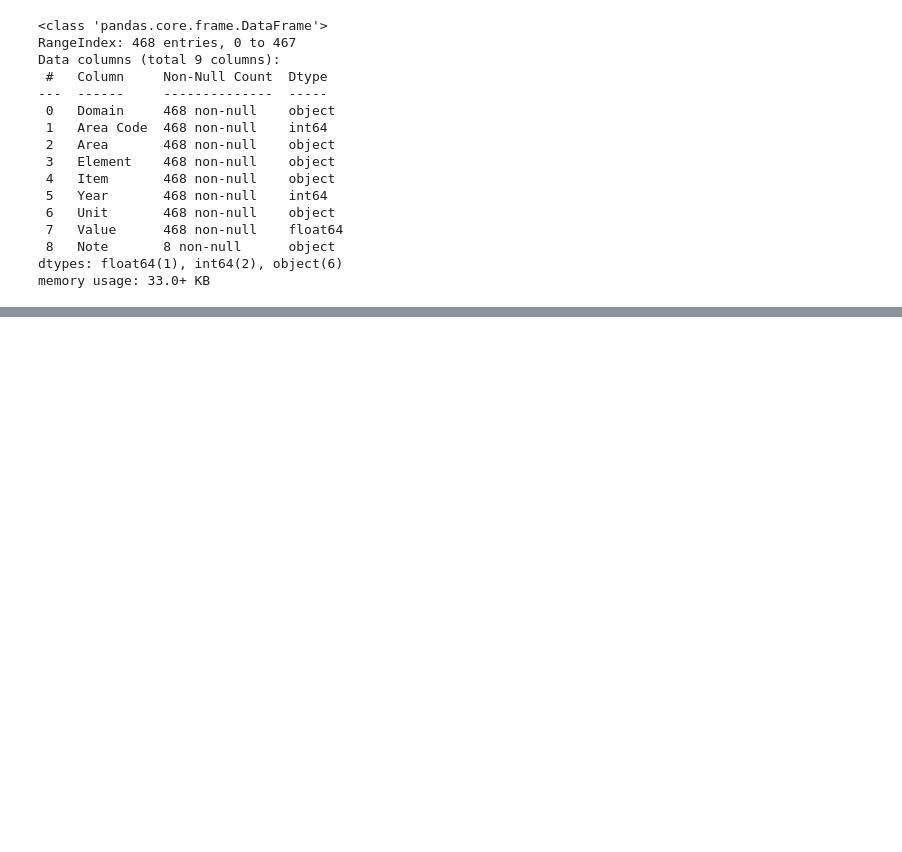
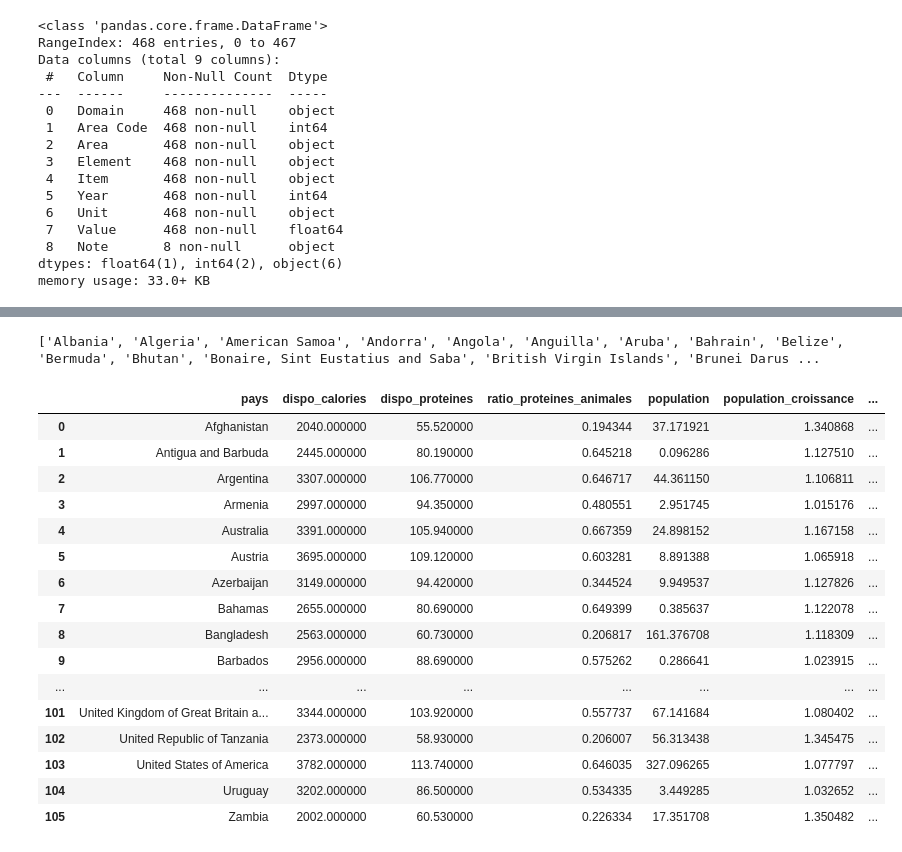
Before and after one commit to bbouya/Data_Analyst, a Jupyter notebook: etude_marche/Etude_Marche.ipynb, the cells around one changed output, grey strips where cells are left out. Saved outputs shown, nothing was run; the diff lists cells and outputs as text; code cells hidden in the pictures; blank space fills up the shorter version.

```diff
--- a/etude_marche/Etude_Marche.ipynb
+++ b/etude_marche/Etude_Marche.ipynb
@@ -180,0 +184,3 @@ memory usage: 33.0+ KB
+# %%
+security = pd.read_csv(url + 'security-indicators.csv').drop(drop_columns, axis=1) # Données de la sécurité alimentaire
+security
@@ -180,0 +215,3 @@ memory usage: 33.0+ KB
+# %%
+data = pd.concat([food,livestock,population,security]) # Concatenation
+data
@@ -180,0 +232,4 @@ memory usage: 33.0+ KB
+# %%
+# Table pivot
+data = data.pivot_table(index='Area', values='Value', columns=['Element', 'Item', 'Year']).reset_index()
+data
@@ -180,0 +256,18 @@ memory usage: 33.0+ KB
+# %%
+# Abbréviations du multiIndex
+export, imports, production, chicken, kcal, prot, pop, pop2, animal, total, secu, pib, stable = 'Export Quantity', 'Import Quantity', 'Production', 'Meat, chicken', 'Food supply (kcal/capita/day)', 'Protein supply quantity (g/capita/day)', 'Total Population - Both sexes', 'Population - Est. & Proj.', 'Animal Products', 'Grand Total', 'Value', 'Gross domestic product per capita, PPP, dissemination (constant 2011 international $)', 'Political stability and absence of violence/terrorism (index)'
+annee_a, annee_b = 2008, 2018
+
+# Nouvelles variables
+df = pd.DataFrame()
+df['pays'] = data['Area']
+df['dispo_calories'] = data[kcal][total][annee_b]
+df['dispo_proteines'] = data[prot][total][annee_b]
+df['ratio_proteines_animales'] = data[prot][animal][annee_b] / data[prot][total][annee_b]
+df['population'] = data[pop][pop2][annee_b] / 1000 # Millions d'habitants
+df['population_croissance'] = data[pop][pop2][annee_b] / data[pop][pop2][annee_a]
+df['pib'] = data[secu][pib][annee_b]
+df['ppa'] = df['pib'] / (df['population'] * 10**6) # PIB / habitant
+df['pib_croissance'] = data[secu][pib][annee_b] / data[secu][pib][annee_a]
+df['poulet_import-export'] = data[imports][chicken][annee_b] / data[export][chicken][annee_b]
+df
@@ -180,0 +326,25 @@ memory usage: 33.0+ KB
+# %%
+print(df[~df.index.isin(df.dropna().index)]['pays'].to_list())
+# %% [output]
+['Albania', 'Algeria', 'American Samoa', 'Andorra', 'Angola', 'Anguilla', 'Aruba', 'Bahrain', 'Belize', 'Bermuda', 'Bhutan', 'Bonaire, Sint Eustatius and Saba', 'British Virgin Islands', 'Brunei Darus ...
+# %%
+df = df.replace([np.inf, -np.inf], np.nan).dropna().reset_index().drop(['index'], axis=1)
+df.style.background_gradient(cmap='BrBG')
+# %% [output]
+|  | pays | dispo_calories | dispo_proteines | ratio_proteines_animales | population | population_croissance | ... |
+| 0 | Afghanistan | 2040.000000 | 55.520000 | 0.194344 | 37.171921 | 1.340868 | ... |
+| 1 | Antigua and Barbuda | 2445.000000 | 80.190000 | 0.645218 | 0.096286 | 1.127510 | ... |
+| 2 | Argentina | 3307.000000 | 106.770000 | 0.646717 | 44.361150 | 1.106811 | ... |
+| 3 | Armenia | 2997.000000 | 94.350000 | 0.480551 | 2.951745 | 1.015176 | ... |
+| 4 | Australia | 3391.000000 | 105.940000 | 0.667359 | 24.898152 | 1.167158 | ... |
+| 5 | Austria | 3695.000000 | 109.120000 | 0.603281 | 8.891388 | 1.065918 | ... |
+| 6 | Azerbaijan | 3149.000000 | 94.420000 | 0.344524 | 9.949537 | 1.127826 | ... |
+| 7 | Bahamas | 2655.000000 | 80.690000 | 0.649399 | 0.385637 | 1.122078 | ... |
+| 8 | Bangladesh | 2563.000000 | 60.730000 | 0.206817 | 161.376708 | 1.118309 | ... |
+| 9 | Barbados | 2956.000000 | 88.690000 | 0.575262 | 0.286641 | 1.023915 | ... |
+| ... | ... | ... | ... | ... | ... | ... | ... |
+| 101 | United Kingdom of Great Britain a... | 3344.000000 | 103.920000 | 0.557737 | 67.141684 | 1.080402 | ... |
+| 102 | United Republic of Tanzania | 2373.000000 | 58.930000 | 0.206007 | 56.313438 | 1.345475 | ... |
+| 103 | United States of America | 3782.000000 | 113.740000 | 0.646035 | 327.096265 | 1.077797 | ... |
+| 104 | Uruguay | 3202.000000 | 86.500000 | 0.534335 | 3.449285 | 1.032652 | ... |
+| 105 | Zambia | 2002.000000 | 60.530000 | 0.226334 | 17.351708 | 1.350482 | ... |
```
Also changed, not shown: parts of 13 cells of this notebook.
